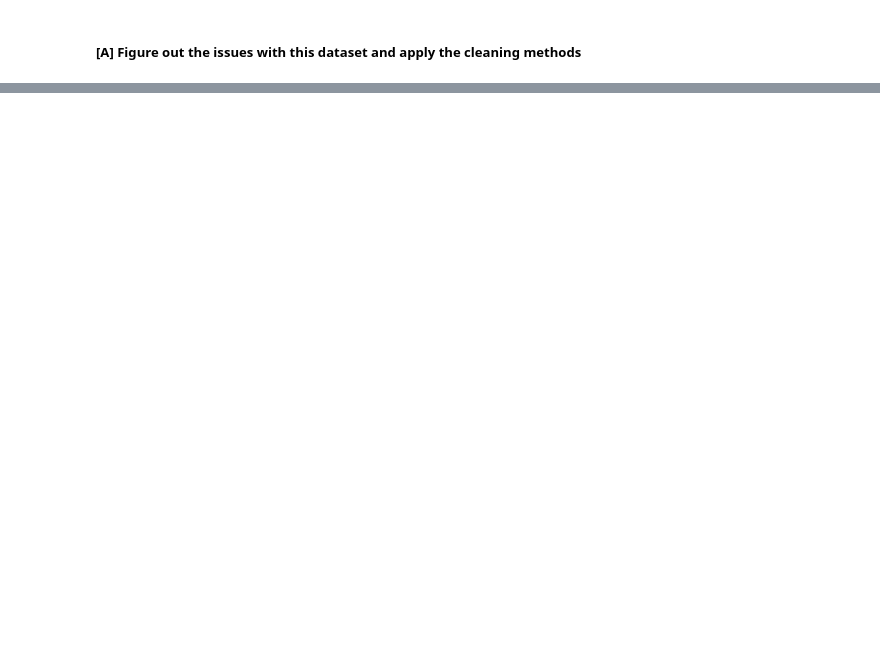
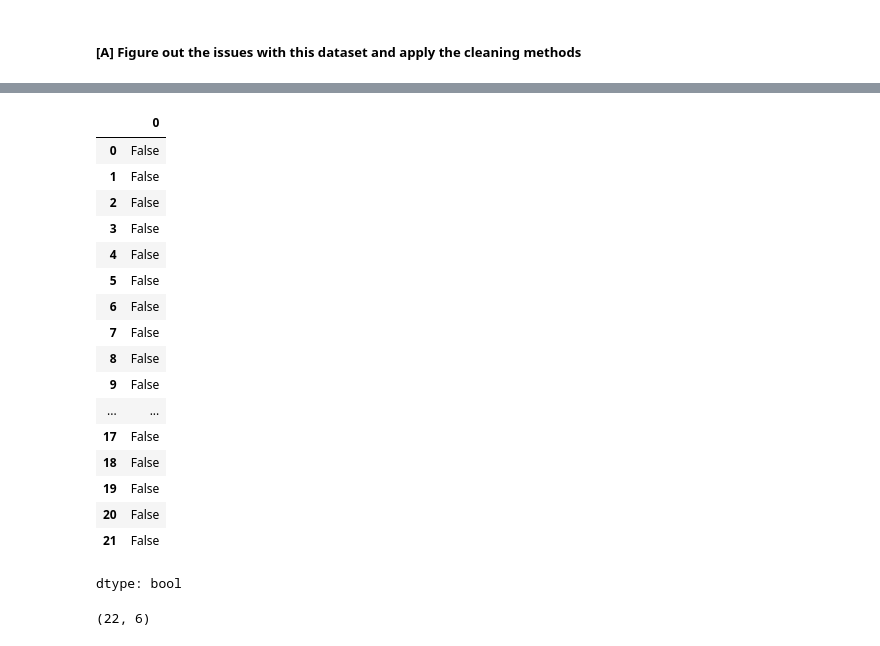
Before and after one commit to ChiomaUU/CMPT2400, a Jupyter notebook: EDA_Lab_2_(Students).ipynb, the cells around one changed output, grey strips where cells are left out. Saved outputs shown, nothing was run; the diff lists cells and outputs as text; code cells hidden in the pictures; blank space fills up the shorter version.

```diff
--- a/EDA_Lab_2_(Students).ipynb
+++ b/EDA_Lab_2_(Students).ipynb
@@ -110,0 +286,12 @@ df2.head(10)
+# %%
+#drop uneccessary columns
+df_clean2.drop(columns=['Unnamed: 0'], inplace=True)
+# %%
+#change inspection date to date time
+df_clean2['Inspection Date'] = pd.to_datetime(df_clean2['Inspection Date'])
+# %%
+#change M1 to float64
+df_clean2['M1'] = pd.to_numeric(df_clean2['M1'], errors='coerce')
+# %%
+#change site name to category
+df_clean2['Site Name'] = df_clean2['Site Name'].astype('category')
@@ -110,0 +309,22 @@ df2.head(10)
+# %%
+duplicate_rows = df_clean2.duplicated()
+display(duplicate_rows)
+# %% [output]
+|  | 0 |
+| 0 | False |
+| 1 | False |
+| 2 | False |
+| 3 | False |
+| 4 | False |
+| 5 | False |
+| 6 | False |
+| 7 | False |
+| 8 | False |
+| 9 | False |
+| ... | ... |
+| 17 | False |
+| 18 | False |
+| 19 | False |
+| 20 | False |
+| 21 | False |
+dtype: bool
@@ -110,0 +335,4 @@ df2.head(10)
+# %%
+df_clean2.shape
+# %% [output]
+(22, 6)
```
Also changed, not shown: parts of 28 cells of this notebook.
